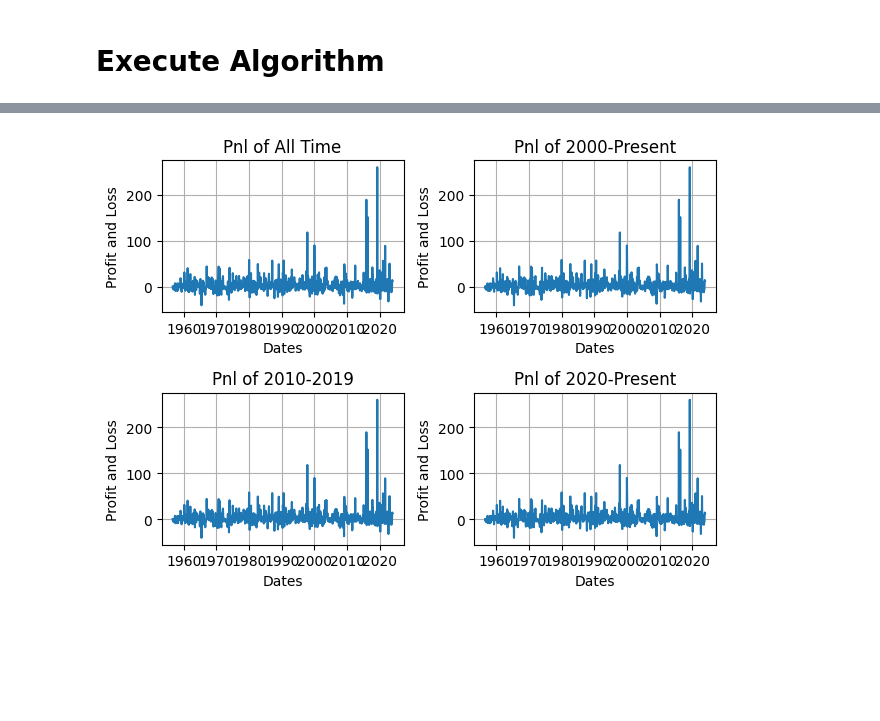
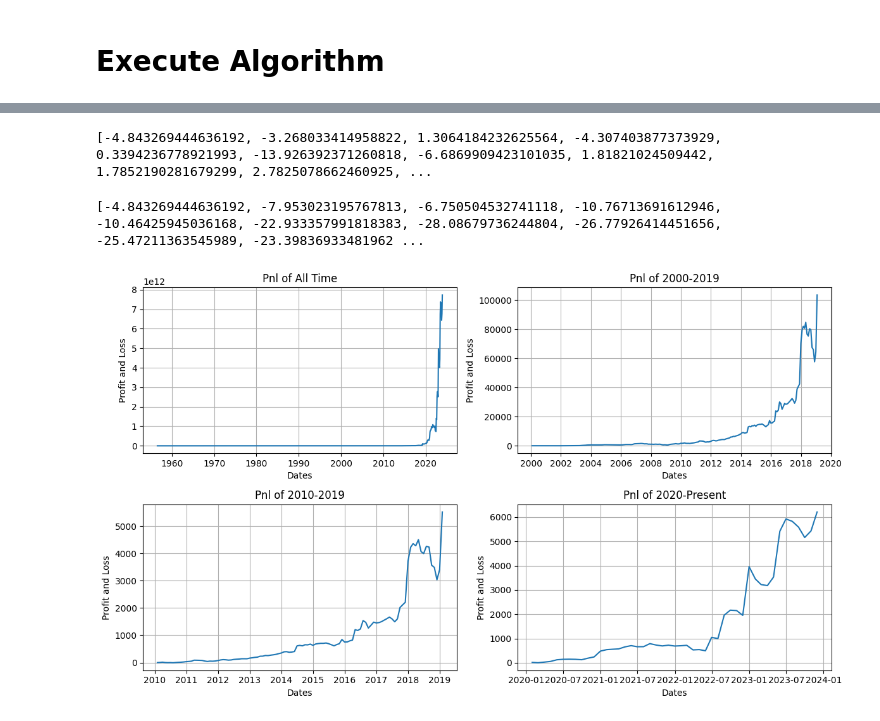
Before and after one commit to mraystaf/CougsOfWallStreet, a Jupyter notebook: Cougars of Wall Street.ipynb, the cells around one changed output, grey strips where cells are left out. Drawn from its saved outputs; the diff is of its cells as text; code cells hidden in the pictures; blank space fills up the shorter version.

```diff
--- a/Cougars of Wall Street.ipynb
+++ b/Cougars of Wall Street.ipynb
@@ -240,28 +239,61 @@ print(np.mean(pnl_curves))
+# %%
+print(pnl_curves)
+# %% [output]
+[-4.843269444636192, -3.268033414958822, 1.3064184232625564, -4.307403877373929, 0.3394236778921993, -13.926392371260818, -6.6869909423101035, 1.81821024509442, 1.7852190281679299, 2.7825078662460925, ...
+# %%
+pnlalltime = []
+pnl20002019 = []
+pnl20102019 = []
+pnl2020present = []
+
+start_investment = 100
+for percentincrease in pnl_curves:
+    start_investment = start_investment * percentincrease/100 + start_investment
+    pnlalltime.append(start_investment-100)
+
+start_investment = 100
+for percentincrease in pnl_curves[522:751]:
+    start_investment = start_investment * percentincrease/100 + start_investment
+    pnl20002019.append(start_investment-100)
+
+start_investment = 100
+for percentincrease in pnl_curves[642:751]:
+    start_investment = start_investment * percentincrease/100 + start_investment
+    pnl20102019.append(start_investment-100)
+
+start_investment = 100
+for percentincrease in pnl_curves[762:]:
+    start_investment = start_investment * percentincrease/100 + start_investment
+    pnl2020present.append(start_investment-100)
+# %%
+print(pnlalltime)
+# %% [output]
+[-4.843269444636192, -7.953023195767813, -6.750504532741118, -10.76713691612946, -10.46425945036168, -22.933357991818383, -28.08679736244804, -26.77926414451656, -25.47211363545989, -23.39836933481962 ...
 # %%
 #This plots the Pnl over 4 time periods (all time, 2000-present, 2010-2019, 2020-present)
-fig, axs = plt.subplots(2, 2)
-# y0, y1 = 1e-12,5e-1
+fig, axs = plt.subplots(2, 2, figsize=(12,7))
+
 
 axs[0,0].set_title('Pnl of All Time')
-axs[0,0].plot(dates_with_data, pnl_curves)
+axs[0,0].plot(dates_with_data, pnlalltime)
 axs[0,0].grid()
 
-axs[0,1].set_title('Pnl of 2000-Present')
-axs[0,1].plot(dates_with_data, pnl_curves)
+axs[0,1].set_title('Pnl of 2000-2019')
+axs[0,1].plot(dates_with_data[522:751], pnl20002019)
 axs[0,1].grid()
 
 axs[1,0].set_title('Pnl of 2010-2019')
-axs[1,0].plot(dates_with_data, pnl_curves)
+axs[1,0].plot(dates_with_data[642:751], pnl20102019)
 axs[1,0].grid()
 
 axs[1,1].set_title('Pnl of 2020-Present')
-axs[1,1].plot(dates_with_data, pnl_curves)
+axs[1,1].plot(dates_with_data[762:], pnl2020present)
 axs[1,1].grid()
 
 
 for ax in axs.flat:
     ax.set(xlabel='Dates', ylabel='Profit and Loss')
 fig.tight_layout()
 plt.show()
 # %% [output]
-[figure, old version]
+[figure, new version]
```
Also changed, not shown: parts of 4 cells of this notebook.
